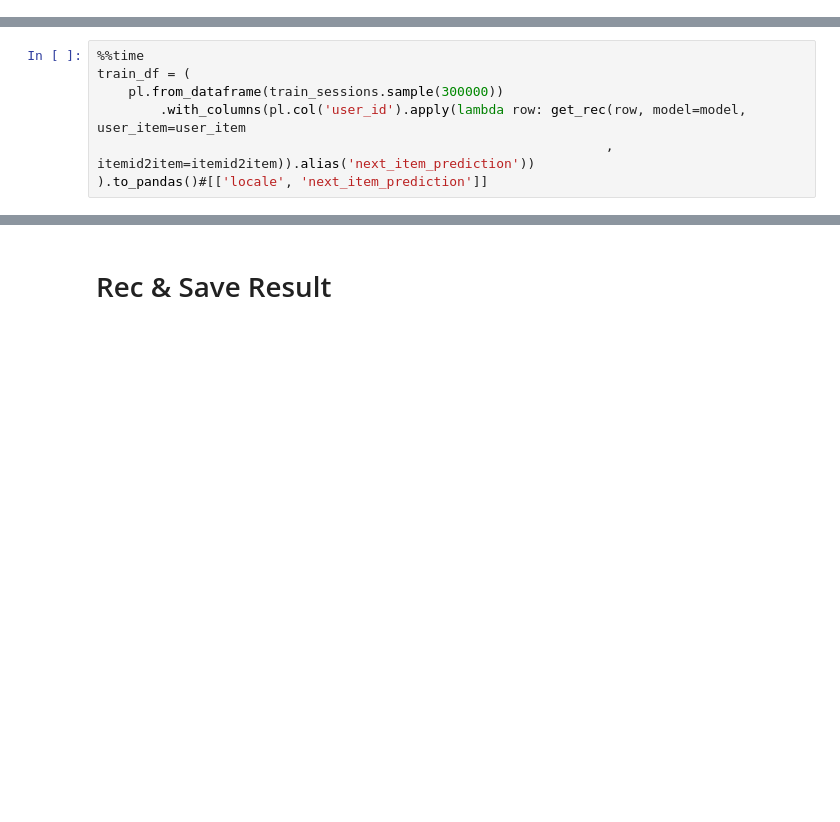
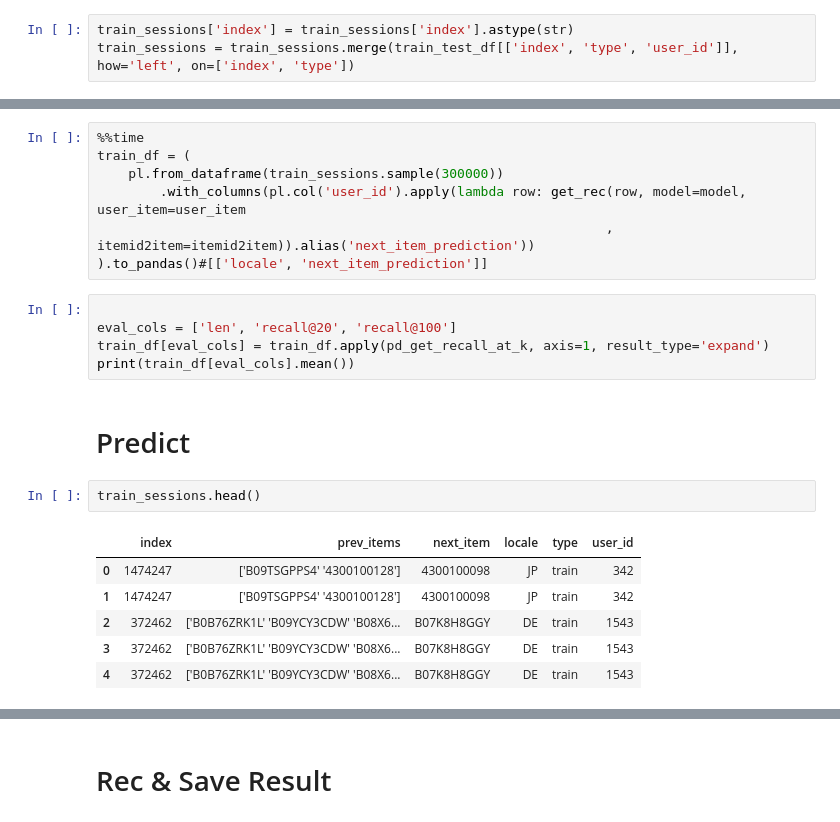
Before and after one commit to xiaoye-hua/Amazon_KDD_Cup_2023, a Jupyter notebook: notebooks/task1_ALS.ipynb, the cells around one changed output, grey strips where cells are left out. Cells and saved outputs as stored; diff of their text form; blank space fills up the shorter version.

```diff
--- a/notebooks/task1_ALS.ipynb
+++ b/notebooks/task1_ALS.ipynb
@@ -151,3 +155,6 @@ train_test_df['user_id'] = train_test_df['user'].cat.codes
 # %%
 test_sessions['index'] = test_sessions['index'].astype(str)
 test_sessions = test_sessions.merge(train_test_df[['index', 'type', 'user_id']], how='left', on=['index', 'type'])
+# %%
+train_sessions['index'] = train_sessions['index'].astype(str)
+train_sessions = train_sessions.merge(train_test_df[['index', 'type', 'user_id']], how='left', on=['index', 'type'])
@@ -271,3 +281,19 @@ train_df = (
         .with_columns(pl.col('user_id').apply(lambda row: get_rec(row, model=model, user_item=user_item
                                                                  , itemid2item=itemid2item)).alias('next_item_prediction'))
 ).to_pandas()#[['locale', 'next_item_prediction']]
+# %%
+
+eval_cols = ['len', 'recall@20', 'recall@100']
+train_df[eval_cols] = train_df.apply(pd_get_recall_at_k, axis=1, result_type='expand')
+print(train_df[eval_cols].mean())
+# %% [markdown]
+# Predict
+# %%
+train_sessions.head()
+# %% [output]
+|  | index | prev_items | next_item | locale | type | user_id |
+| 0 | 1474247 | ['B09TSGPPS4' '4300100128'] | 4300100098 | JP | train | 342 |
+| 1 | 1474247 | ['B09TSGPPS4' '4300100128'] | 4300100098 | JP | train | 342 |
+| 2 | 372462 | ['B0B76ZRK1L' 'B09YCY3CDW' 'B08X6... | B07K8H8GGY | DE | train | 1543 |
+| 3 | 372462 | ['B0B76ZRK1L' 'B09YCY3CDW' 'B08X6... | B07K8H8GGY | DE | train | 1543 |
+| 4 | 372462 | ['B0B76ZRK1L' 'B09YCY3CDW' 'B08X6... | B07K8H8GGY | DE | train | 1543 |
```
Also changed, not shown: parts of 8 cells of this notebook, 7 other files.
